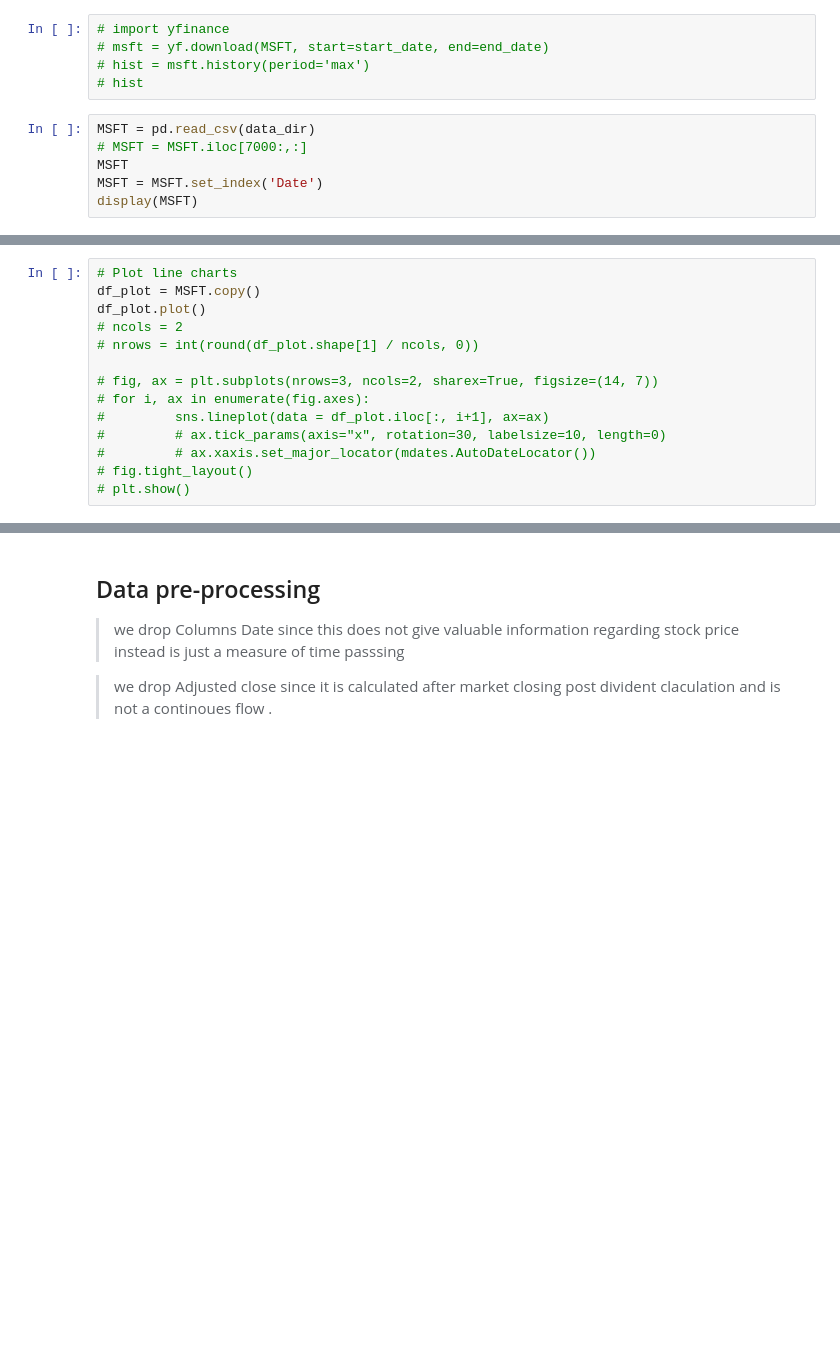
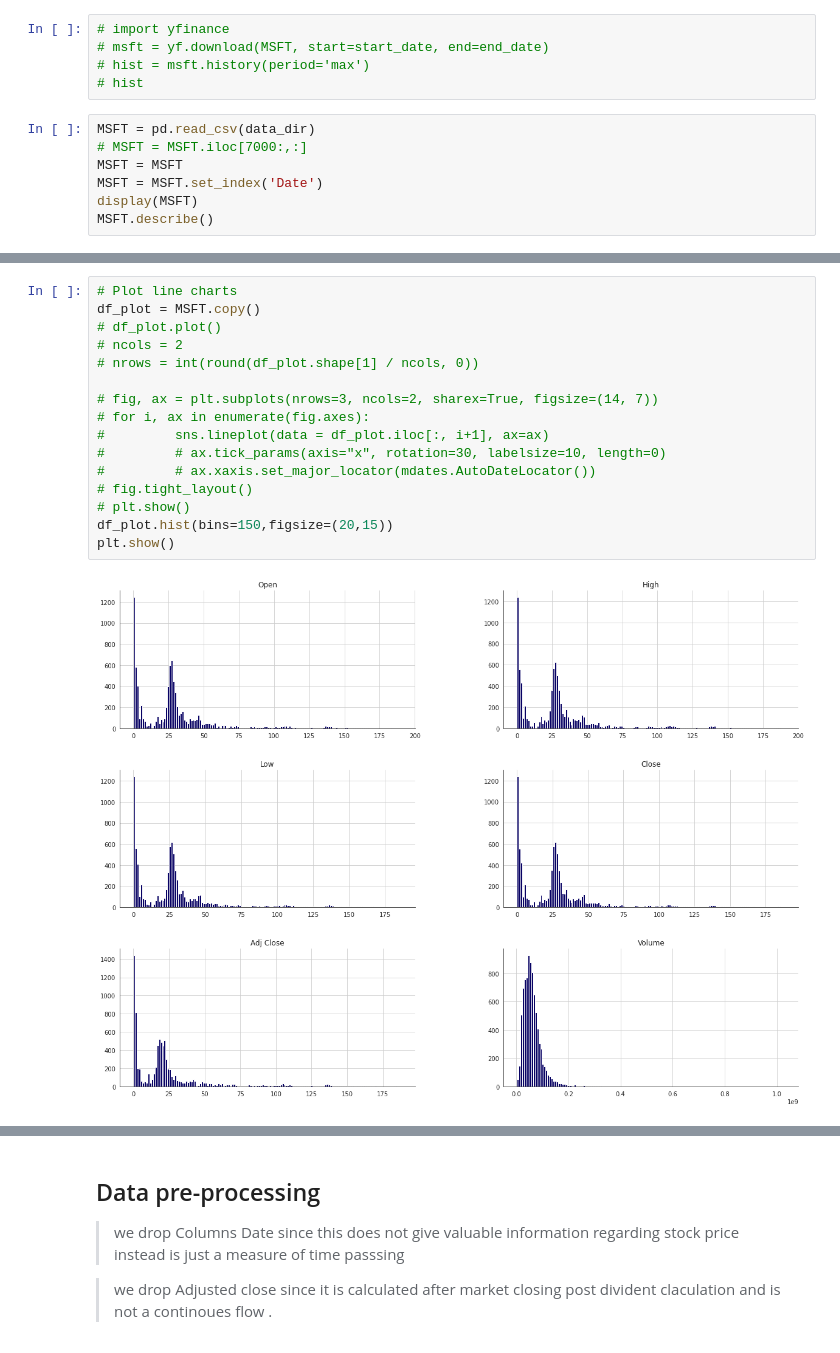
Before and after one commit to Anomaly1702/Ass3_Rnn, a Jupyter notebook: ASS3_RNN.ipynb, the cells around one changed output, grey strips where cells are left out. Cells and saved outputs as stored; diff of their text form; blank space fills up the shorter version.

```diff
--- a/ASS3_RNN.ipynb
+++ b/ASS3_RNN.ipynb
@@ -37,6 +39,7 @@ from sklearn.preprocessing import MinMaxScaler
 # %%
 MSFT = pd.read_csv(data_dir)
 # MSFT = MSFT.iloc[7000:,:]
-MSFT
+MSFT = MSFT
 MSFT = MSFT.set_index('Date')
 display(MSFT)
+MSFT.describe()
@@ -52,17 +81,21 @@ fig.show()
 # %%
 # Plot line charts
 df_plot = MSFT.copy()
-df_plot.plot()
+# df_plot.plot()
 # ncols = 2
 # nrows = int(round(df_plot.shape[1] / ncols, 0))
 
 # fig, ax = plt.subplots(nrows=3, ncols=2, sharex=True, figsize=(14, 7))
 # for i, ax in enumerate(fig.axes):
 #         sns.lineplot(data = df_plot.iloc[:, i+1], ax=ax)
 #         # ax.tick_params(axis="x", rotation=30, labelsize=10, length=0)
 #         # ax.xaxis.set_major_locator(mdates.AutoDateLocator())
 # fig.tight_layout()
 # plt.show()
+df_plot.hist(bins=150,figsize=(20,15))
+plt.show()
+# %% [output]
+[figure, added]
 # %%
 class Basenet():
     def __init__(self,index_Close):
```
Also changed, not shown: parts of 16 cells of this notebook.
